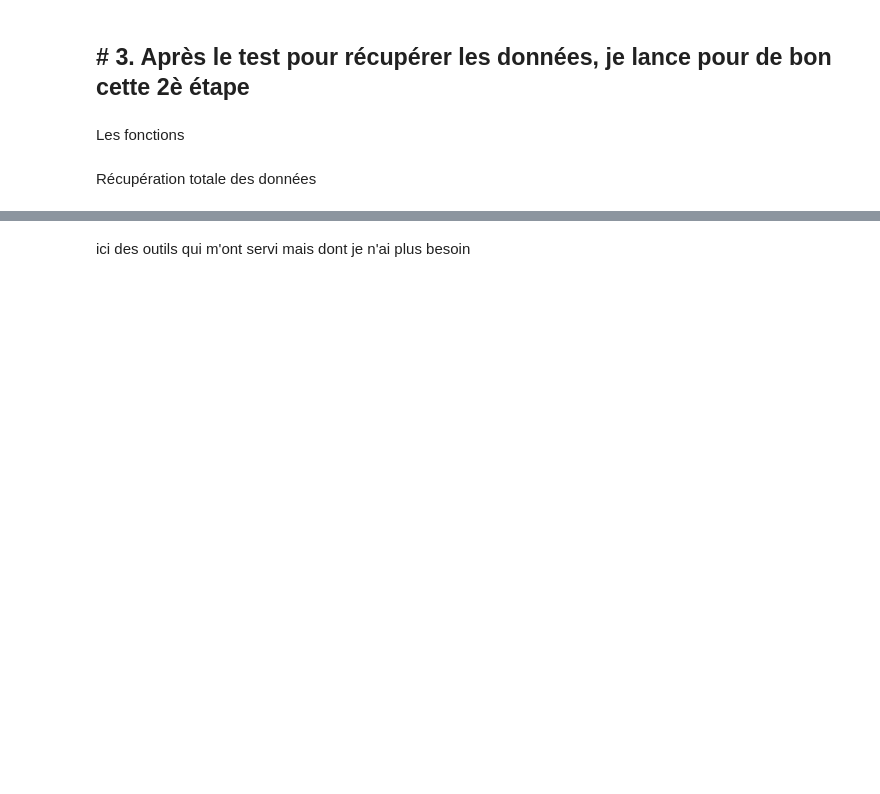
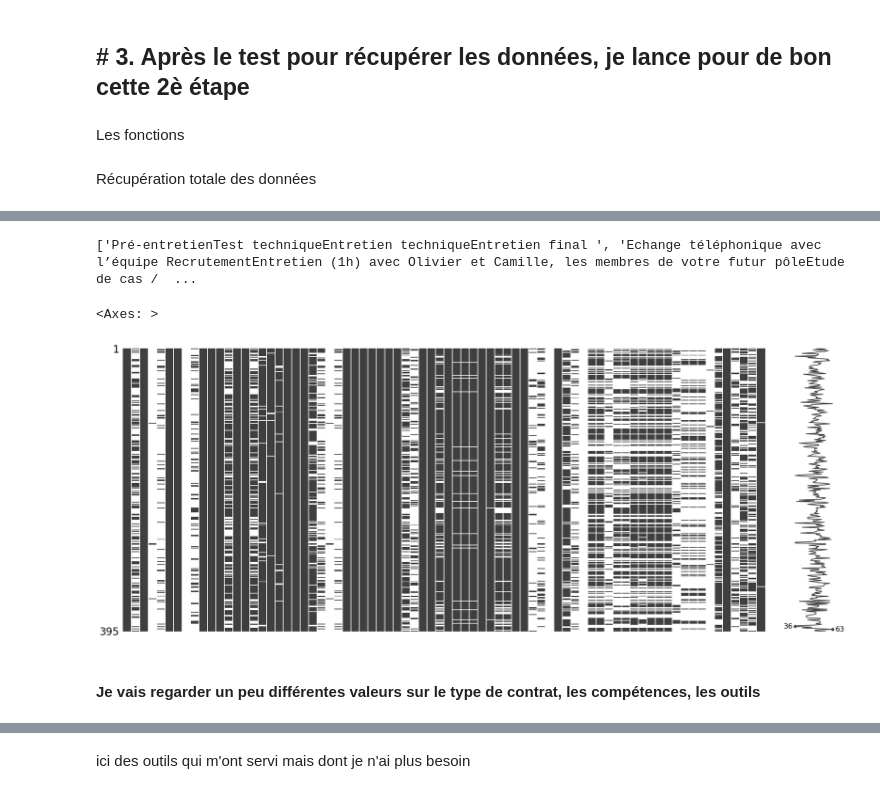
Before and after one commit to bibilearnPython/P3, a Jupyter notebook: marie/wtj2.ipynb, the cells around one changed output, grey strips where cells are left out. Saved outputs shown, nothing was run; the diff lists cells and outputs as text; code cells hidden in the pictures; blank space fills up the shorter version.

```diff
--- a/marie/wtj2.ipynb
+++ b/marie/wtj2.ipynb
@@ -517,3 +570,16 @@ def appli_mandatory_extractor(col):
+# %%
+### décompacter les secteurs
+def sector_extractor(sectors_list):
+    sectors = []                                      # je crée un liste pour stocker mes outils
+    if isinstance(sectors_list, list):                   # je vérifie que tools_list est une liste
+        for dictos in sectors_list:                       # je parcours chaque dictionnaire dans la liste des outils
+            for key, sector in dictos.items():             # dans le duo key/value de mes items de chaque dico
+                if key == "name" or key == "parent_name":                       # si la clé est = à name
+                    sectors.append(dictos["name", "parent_name"])          # je stocke l'outil dans la liste
+            if sectors:  # je vérifie si des outils ont été ajoutées à la liste
+                return sectors
+        else:
+            return None  # je retourne None si aucun outil n'a été trouvé
 # %% [markdown]
 Récupération totale des données
 # %%
@@ -597,7 +668,6 @@ df_jobs_temp = df_jraw.drop(columns=["job.urls",
                                    'job.organization.labels',
                                    'job.organization.logo.url',
                                    'job.organization.logo.thumb.url',
-                                   'job.organization.sectors',
                                    'job.organization.cover_image.small.url',
                                    'job.organization.cover_image.url',
                                    'job.organization.cover_image.medium.url',
@@ -654,7 +733,14 @@ df_jobs_temp = df_jraw.drop(columns=["job.urls",
 
 # html cleaner
 ### faire un if none pass sinon
-df_jobs_temp[["job.organization.description_clean","job.profile_clean"]] = df_jobs_temp[["job.organization.description","job.profile"]].map(remove_html_tags).copy()
+df_jobs_temp[["job.organization.description_clean","job.profile_clean", "job.description_clean","job.recruitment_process_clean"]] = df_jobs_temp[["job.organization.description","job.profile","job.description","job.recruitment_process"]].map(remove_html_tags).copy()
+
+# level bins cleaner
+df_jobs_temp["job.experience_level_clean"] = df_jobs_temp["job.experience_level"].astype(str).apply(lambda x: experience_replace(x))
+df_jobs_temp["job.education_level_clean"] = df_jobs_temp["job.education_level"].astype(str).apply(lambda x: experience_replace(x))
+
+# date convertor
+df_jobs_temp['job.organization.creation_year_date'] = df_jobs_temp['job.organization.creation_year'].apply(convert_date)
 
 # tools extractor
 df_jobs_temp["job.tools_clean"] = df_jobs_temp["job.tools"].apply(jtools_extractor)
@@ -662,5 +748,9 @@ df_jobs_temp["job.tools_clean"] = df_jobs_temp["job.tools"].apply(jtools_extract
 # skills extractor
 df_jobs_temp["job.skills_clean"] = df_jobs_temp["job.skills"].apply(jskills_extractor)
 
+# sectors extractor
+df_jobs_temp["job.organization.sectors_clean"] = df_jobs_temp["job.organization.sectors"].apply(sector_extractor)
+
+
 # application mandatories
 df_jobs_temp["job.application_mandatory"] = df_jobs_temp["job.application_fields"].apply(appli_mandatory_extractor)
@@ -667,6 +768,6 @@ df_jobs_temp["job.application_mandatory"] = df_jobs_temp["job.application_fields
 # %%
 # 4.3 puis je drop les colonnes que j'ai nettoyé
-df_jobs = df_jobs_temp.drop(columns=["job.skills", "job.tools", "job.application_fields", "job.profile","job.organization.description_clean"])
+df_jobs = df_jobs_temp.drop(columns=["job.skills", "job.tools", "job.application_fields", "job.profile","job.organization.description", "job.organization.sectors", "job.organization.creation_year"])
 # %%
 df_jobs.sample(5)
 # %% [output]
@@ -679,0 +881,12 @@ df_jobs.sample(5)
+# %%
+extract_recruitment_process = list(df_jobs["job.recruitment_process_clean"])
+print(extract_recruitment_process)
+# %% [output]
+['Pré-entretienTest techniqueEntretien techniqueEntretien final ', 'Echange téléphonique avec l’équipe RecrutementEntretien (1h) avec Olivier et Camille, les membres de votre futur pôleEtude de cas /  ...
+# %%
+msno.matrix(df_jobs)
+# %% [output]
+<Axes: >
+[figure, added]
+# %% [markdown]
+#### Je vais regarder un peu différentes valeurs sur le type de contrat, les compétences, les outils
```
Also changed, not shown: parts of 44 cells of this notebook, 7 other files.
